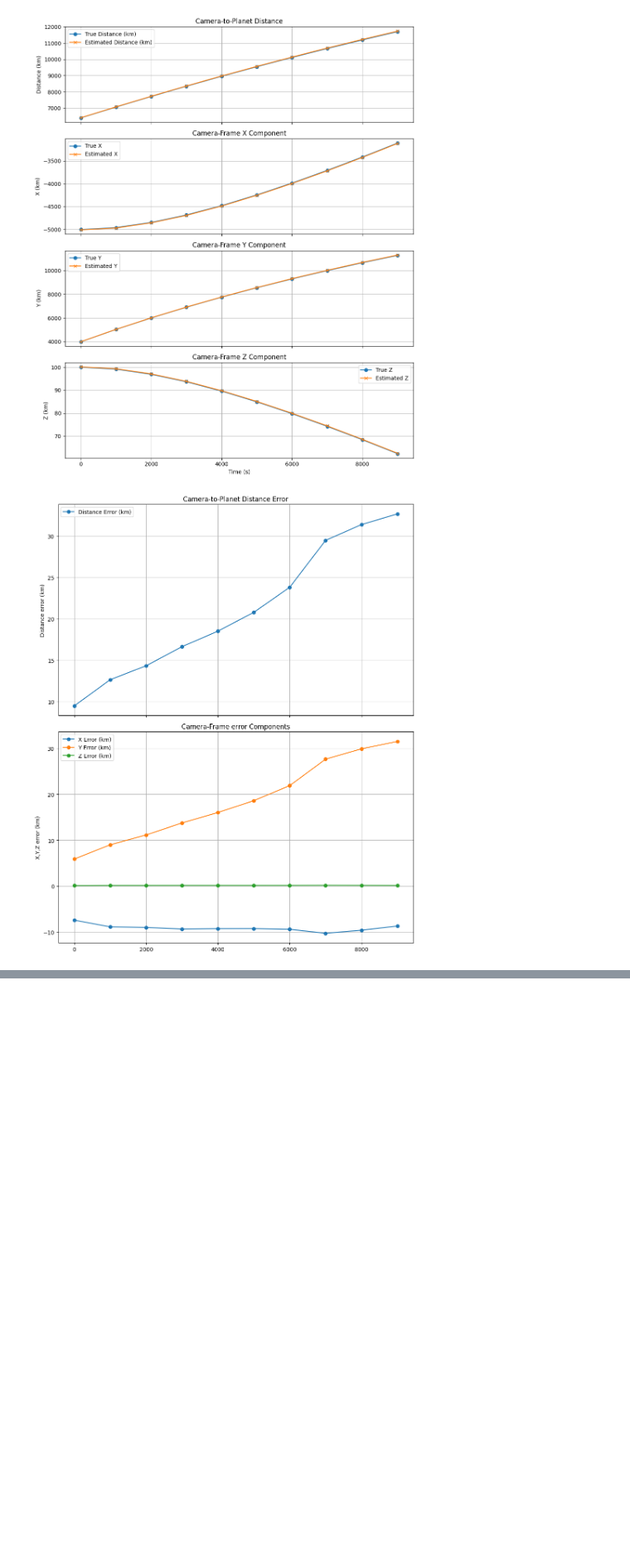
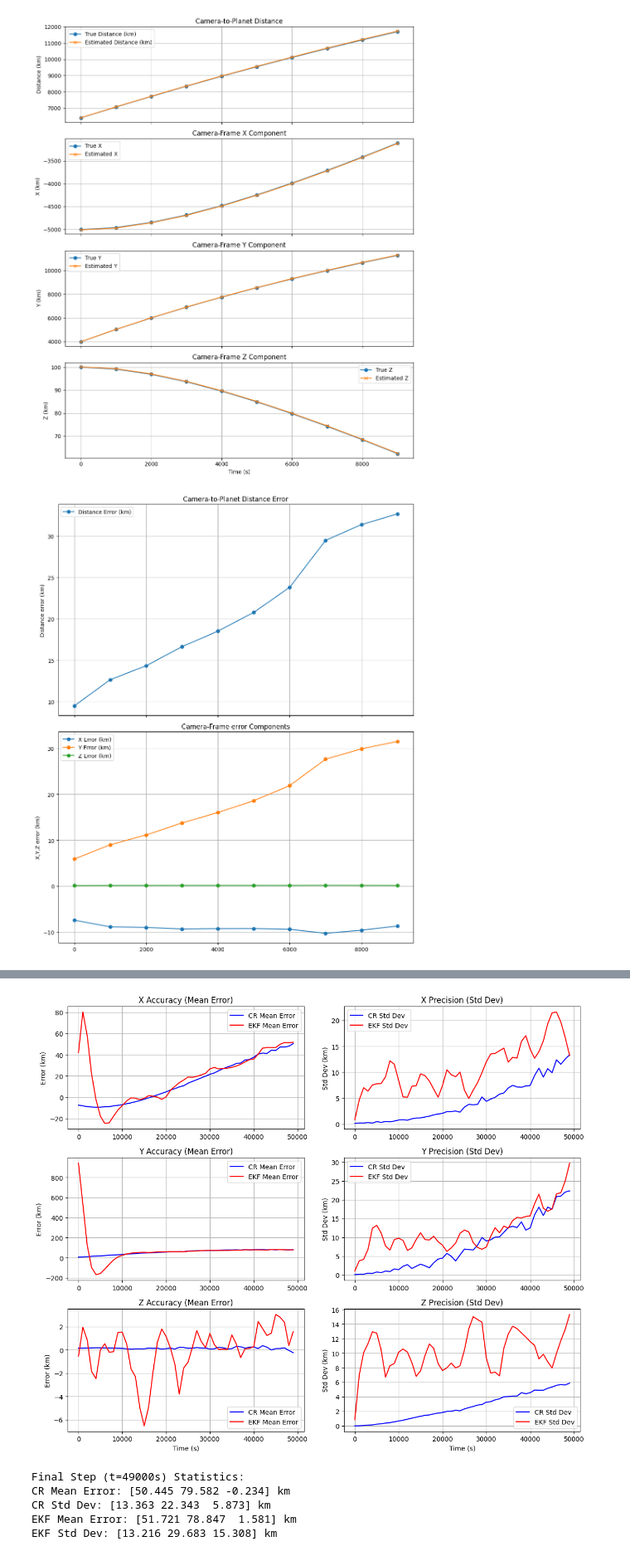
Before and after one commit to colin-skinner/horizon-op-nav, a Jupyter notebook: notebooks/InterfaceTester2.ipynb, the cells around one changed output, grey strips where cells are left out. Shown at 83% size. Saved outputs shown, nothing was run; the diff lists cells and outputs as text; code cells hidden in the pictures; blank space fills up the shorter version.

```diff
--- a/notebooks/InterfaceTester2.ipynb
+++ b/notebooks/InterfaceTester2.ipynb
@@ -544,0 +645,40 @@ EKF State -1 Error: 0.560948997365411
+# %%
+# Plot accuracy (mean error) and precision (std dev) for CR and EKF
+fig, axes = plt.subplots(3, 2, figsize=(12, 10))
+components = ['X', 'Y', 'Z']
+
+for i in range(3):
+    # Accuracy: Mean error
+    axes[i, 0].plot(ts[:len(CR_mean_error)], CR_mean_error[:, i], label='CR Mean Error', color='blue')
+    axes[i, 0].plot(ts[:len(EKF_mean_error)], EKF_mean_error[:, i], label='EKF Mean Error', color='red')
+    axes[i, 0].set_title(f'{components[i]} Accuracy (Mean Error)')
+    axes[i, 0].set_ylabel('Error (km)')
+    axes[i, 0].legend()
+    axes[i, 0].grid(True)
+
+    # Precision: Std dev
+    axes[i, 1].plot(ts[:len(CR_std_error)], CR_std_error[:, i], label='CR Std Dev', color='blue')
+    axes[i, 1].plot(ts[:len(EKF_std_error)], EKF_std_error[:, i], label='EKF Std Dev', color='red')
+    axes[i, 1].set_title(f'{components[i]} Precision (Std Dev)')
+    axes[i, 1].set_ylabel('Std Dev (km)')
+    axes[i, 1].legend()
+    axes[i, 1].grid(True)
+
+axes[-1, 0].set_xlabel('Time (s)')
+axes[-1, 1].set_xlabel('Time (s)')
+plt.tight_layout()
+plt.show()
+
+# Print final statistics
+print("Final Step (t=49000s) Statistics:")
+print(f"CR Mean Error: {CR_mean_error[-1]} km")
+print(f"CR Std Dev: {CR_std_error[-1]} km")
+print(f"EKF Mean Error: {EKF_mean_error[-1]} km")
+print(f"EKF Std Dev: {EKF_std_error[-1]} km")
+# %% [output]
+[figure, added]
+Final Step (t=49000s) Statistics:
+CR Mean Error: [50.445 79.582 -0.234] km
+CR Std Dev: [13.363 22.343  5.873] km
+EKF Mean Error: [51.721 78.847  1.581] km
+EKF Std Dev: [13.216 29.683 15.308] km
```
Also changed, not shown: parts of 13 cells of this notebook, 1 other file.
